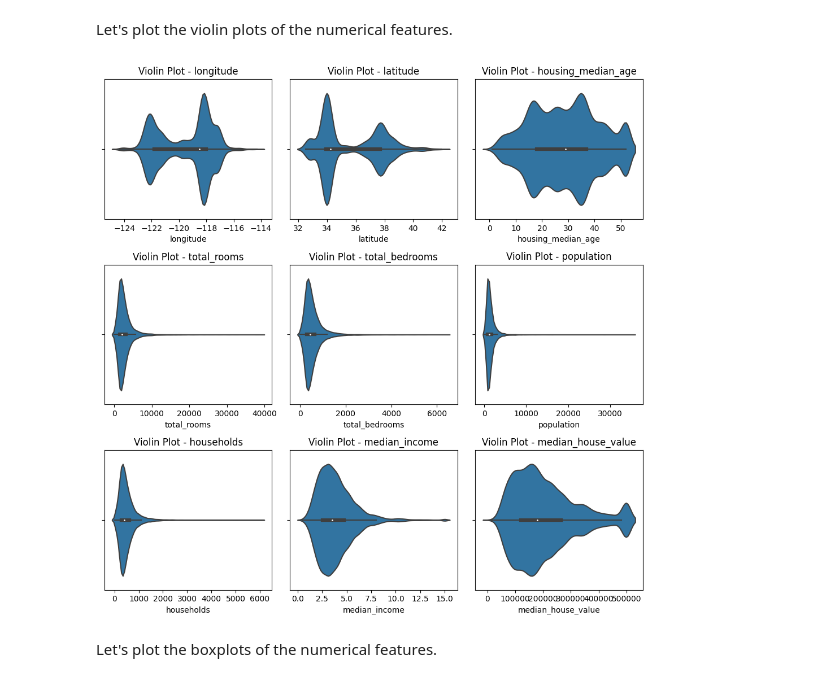
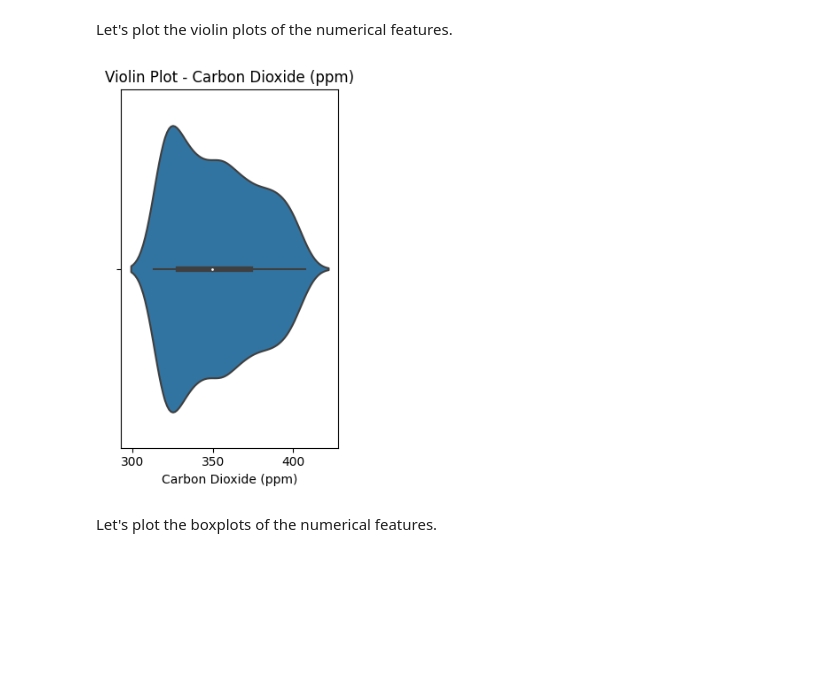
Before and after one commit to thcarole1/Carbon_Dioxide_Levels_in_Atmosphere, a Jupyter notebook: notebooks/Carbon dioxide levels prediction.ipynb, the cells around one changed output. Saved outputs shown, nothing was run; the diff lists cells and outputs as text; code cells hidden in the pictures; blank space fills up the shorter version.

```diff
--- a/notebooks/Carbon dioxide levels prediction.ipynb
+++ b/notebooks/Carbon dioxide levels prediction.ipynb
@@ -310,2 +323,7 @@ We have the following features : <br>
+# %%
+# Let's only keep the Carbon dioxide column.
+co2_levels.drop(columns=["Seasonally Adjusted CO2 (ppm)",
+                         "Carbon Dioxide Fit (ppm)",
+                         "Seasonally Adjusted CO2 Fit (ppm)"], inplace=True, axis=1)
 # %%
 # summary of the DataFrame
@@ -398,0 +359,8 @@ for set_ in (strat_train_set, strat_test_set):
+# %%
+# Time series plot
+fig, ax = plt.subplots(figsize=(8,5))
+sns.lineplot(data = co2_levels, y= co2_levels["Carbon Dioxide (ppm)"], x= co2_levels.index)
+ax.set_title(f'Line Plot - Carbon Dioxide (ppm)')
+# Adjust layout
+plt.tight_layout()
+plt.show()
@@ -404,14 +374,14 @@ for set_ in (strat_train_set, strat_test_set):
 #### Numerical features
 # %%
 # Get numerical features
-numerical_feats = housing.select_dtypes(include='number').columns
+numerical_feats = co2_levels.select_dtypes(include='number').columns
 # %% [markdown]
 Let's plot the histograms of the numerical features.
 # %%
 # Plot histograms
 ncol_max = 3
 nrow_max = math.ceil(len(numerical_feats)/ncol_max)
-fig, axs = plt.subplots(nrows = nrow_max, ncols = ncol_max, figsize=(10, 10))
+fig, axs = plt.subplots(nrows = nrow_max, ncols = ncol_max, figsize=(8, 5))
 
 
 # Flatten axes for easy iteration
@@ -420,14 +390,14 @@ axs = axs.flatten()
 # Histograms
 for col in numerical_feats:
         # Plotting the histograms
-        sns.histplot(data = housing[numerical_feats],
-                     x= housing[col],
+        sns.histplot(data = co2_levels[numerical_feats],
+                     x= co2_levels[col],
                      kde = True,
-                     ax=axs[housing[numerical_feats].columns.get_loc(col)])
+                     ax=axs[co2_levels[numerical_feats].columns.get_loc(col)])
 
         # Formatting
-        axs[housing[numerical_feats].columns.get_loc(col)].set_xlabel(col)
-        axs[housing[numerical_feats].columns.get_loc(col)].set_title(f'Hist Plot - {col}')
+        axs[co2_levels[numerical_feats].columns.get_loc(col)].set_xlabel(col)
+        axs[co2_levels[numerical_feats].columns.get_loc(col)].set_title(f'Hist Plot - {col}')
 
 # Hide unused subplots
 for ax in axs[len(numerical_feats):]:
@@ -443,33 +413,33 @@ Let's plot the violin plots of the numerical features.
 # %%
 # Plot violin plots
 ncol_max = 3
 nrow_max = math.ceil(len(numerical_feats)/ncol_max)
-fig, axs = plt.subplots(nrows = nrow_max, ncols = ncol_max, figsize=(10, 10))
+fig, axs = plt.subplots(nrows = nrow_max, ncols = ncol_max, figsize=(8, 5))
 
 
 # Flatten axes for easy iteration
 axs = axs.flatten()
 
 # boxplots
 for col in numerical_feats:
         # Plotting the violin plots
-        sns.violinplot(data = housing[numerical_feats],
-                     x= housing[col],
-                     ax=axs[housing[numerical_feats].columns.get_loc(col)])
+        sns.violinplot(data = co2_levels[numerical_feats],
+                     x= co2_levels[col],
+                     ax=axs[co2_levels[numerical_feats].columns.get_loc(col)])
 
         # Formatting
-        axs[housing[numerical_feats].columns.get_loc(col)].set_xlabel(col)
-        axs[housing[numerical_feats].columns.get_loc(col)].set_title(f'Violin Plot - {col}')
+        axs[co2_levels[numerical_feats].columns.get_loc(col)].set_xlabel(col)
+        axs[co2_levels[numerical_feats].columns.get_loc(col)].set_title(f'Violin Plot - {col}')
 
 # Hide unused subplots
 for ax in axs[len(numerical_feats):]:
     ax.axis('off')
 
 # Adjust layout
 plt.tight_layout()
 plt.show()
 # %% [output]
-[figure, old version]
+[figure, new version]
 # %% [markdown]
 Let's plot the boxplots of the numerical features.
 # %%
```
Also changed, not shown: parts of 180 cells of this notebook.
